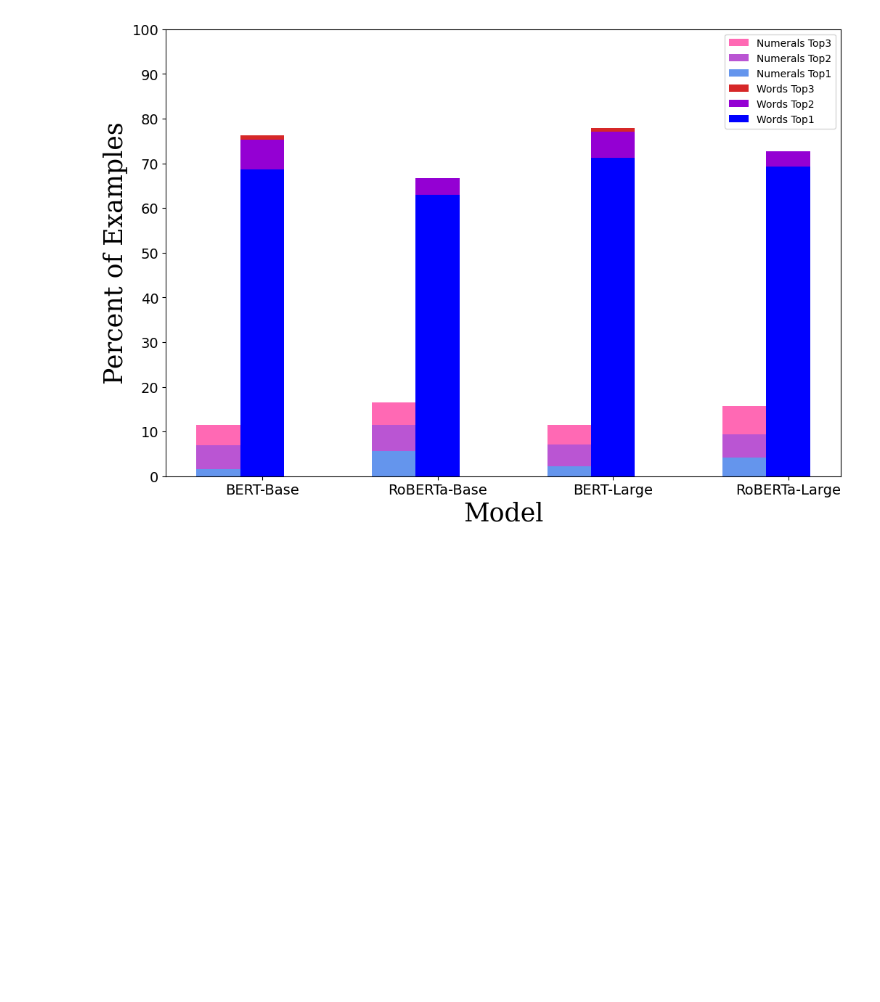
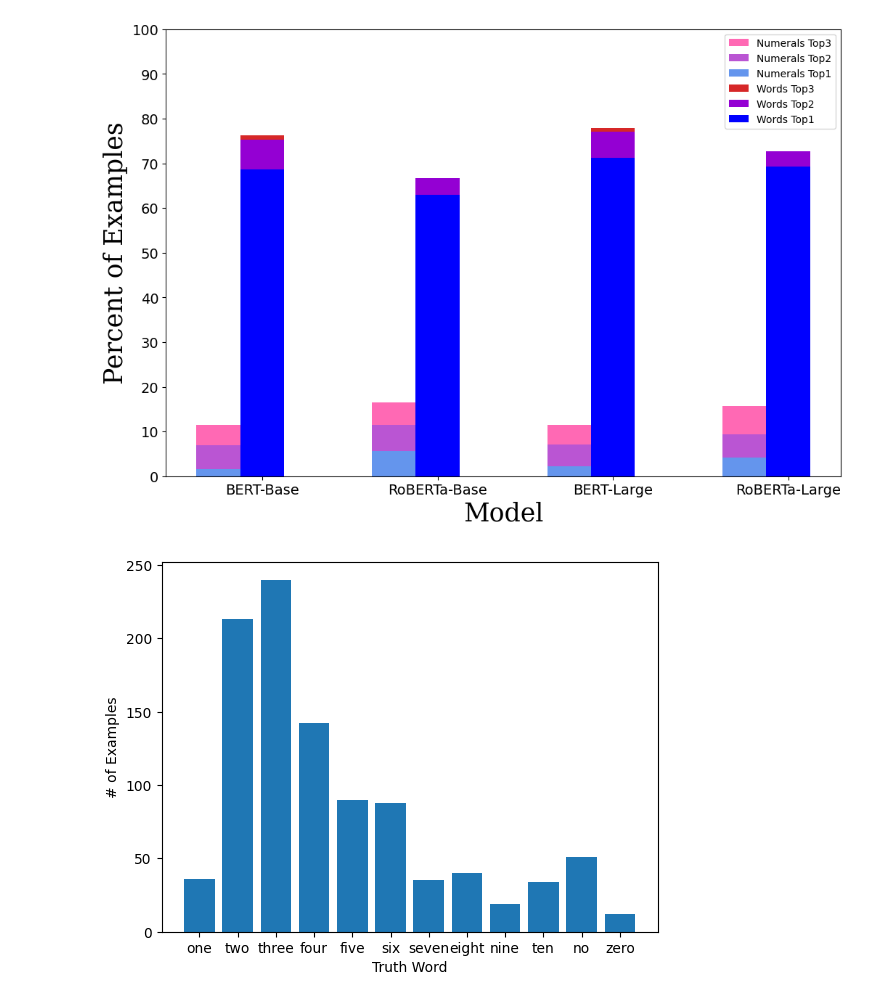
Before and after one commit to nfinkle/NumerSense, a Jupyter notebook: build_bar_graph.ipynb, the cells around one changed output. Cells and saved outputs as stored; diff of their text form; code cells hidden in the pictures; blank space fills up the shorter version.

Commit message:
Add new test set distribution graph

```diff
--- a/build_bar_graph.ipynb
+++ b/build_bar_graph.ipynb
@@ -279,3 +279,23 @@ plt.legend()
 plt.show()
 # %% [output]
 [figure]
+# %%
+import matplotlib.pyplot as plt
+
+# Define the data for the bar graph
+x_values = ['one',  'two', 'three', 'four',
+            'five',  'six',  'seven', 'eight', 'nine', 'ten', 'no', 'zero']
+y_values = [36,  213, 240, 142, 90,  88,  35, 40, 19, 34, 51, 12]
+
+# Create the bar graph
+plt.bar(x_values, y_values)
+
+# Add labels and title
+plt.xlabel('Truth Word')
+plt.ylabel('# of Examples')
+# plt.title('Bar Graph with 11 Bars')
+
+# Show the graph
+plt.show()
+# %% [output]
+[figure, added]
```
Also changed, not shown: 2 other files.
